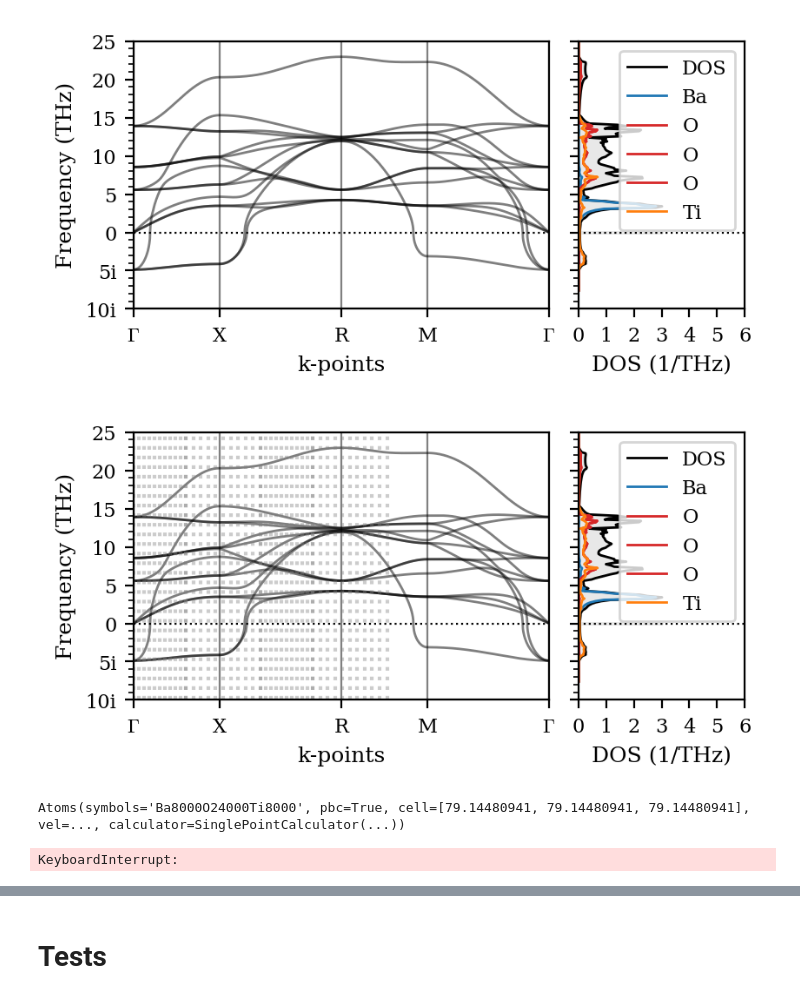
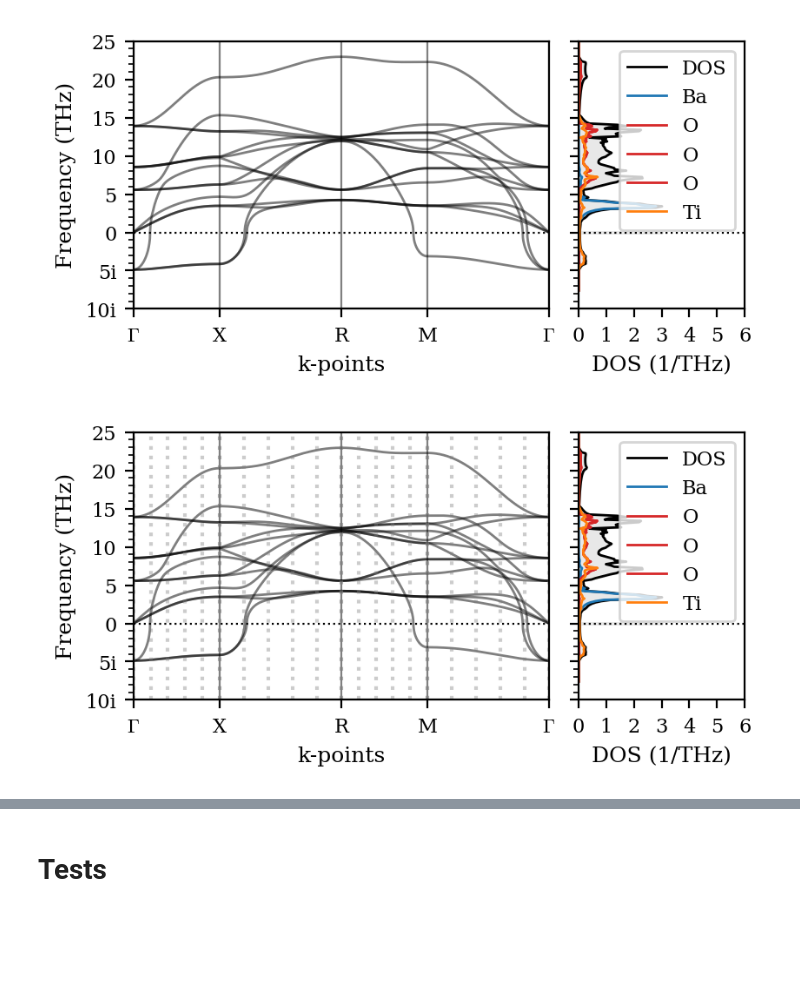
Before and after one commit to ThomasRavnborg/OxideSlabs, a Jupyter notebook: MLtraining.ipynb, the cells around one changed output, grey strips where cells are left out. Saved outputs shown, nothing was run; the diff lists cells and outputs as text; code cells hidden in the pictures; blank space fills up the shorter version.

```diff
--- a/MLtraining.ipynb
+++ b/MLtraining.ipynb
@@ -1831,7 +1944,7 @@ view(unitcell)
 # %%
 NEP = ActiveLearningNEP('results/ALnep')
-perovskite_bulk = Perovskite('BaTiO3')
-unitcell = perovskite_bulk.atoms.copy()
+#perovskite_bulk = Perovskite('BaTiO3')
+unitcell = Perovskite('BaTiO3').atoms.copy()
 NEP.relax_atoms(unitcell, mask=[1, 1, 1, 0, 0, 0])
 phonon_ML = NEP.calculate_phonon(unitcell)
 # %% [output]
@@ -1872,22 +1989,14 @@ for p, d in zip(phonopy_paths, phonopy_dists):
     dyna_dists.append(d0 + (d1 - d0) * dyna_dist)
 # %%
 ax = fig.get_axes()[0]
-for x0 in np.hstack(dyna_dists):
+for x0 in np.hstack(dyna_dists / dyna_dists[-1][-1]):
     ax.axvline(x0, 0, 1, ls=':', color='gray', alpha=0.4)
 fig
 # %% [output]
-[figure, old version]
+[figure, new version]
 # %%
 phonopy_path = lat.reduced_to_cartesian(np.vstack(phonopy_paths))
 dynasor_path = np.vstack(dyna_paths)
-# %%
-read('results/ALnep/iteration_2/nve_production/Ba8O24Ti8/600K/dump.xyz', index=0)
-# %% [output]
-Atoms(symbols='Ba8000O24000Ti8000', pbc=True, cell=[79.14480941, 79.14480941, 79.14480941], vel=..., calculator=SinglePointCalculator(...))
-# %%
-view(read('results/ALnep/iteration_2/nve_production/Ba8O24Ti8/600K/dump.xyz', index=':'))
-# %% [output]
-KeyboardInterrupt:
 # %%
 from dynasor import Trajectory, compute_spectral_energy_density
 from dynasor.units import radians_per_fs_to_THz
```
Also changed, not shown: parts of 24 cells of this notebook, 2 other files.
